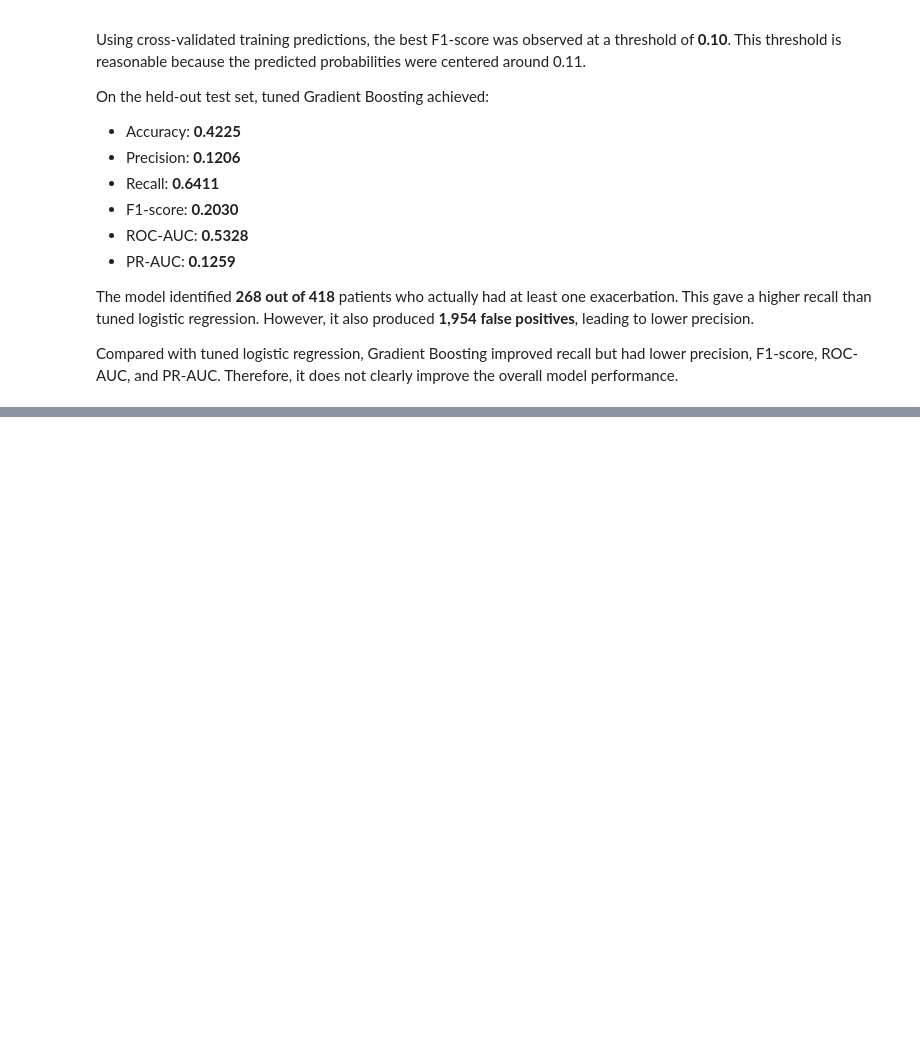
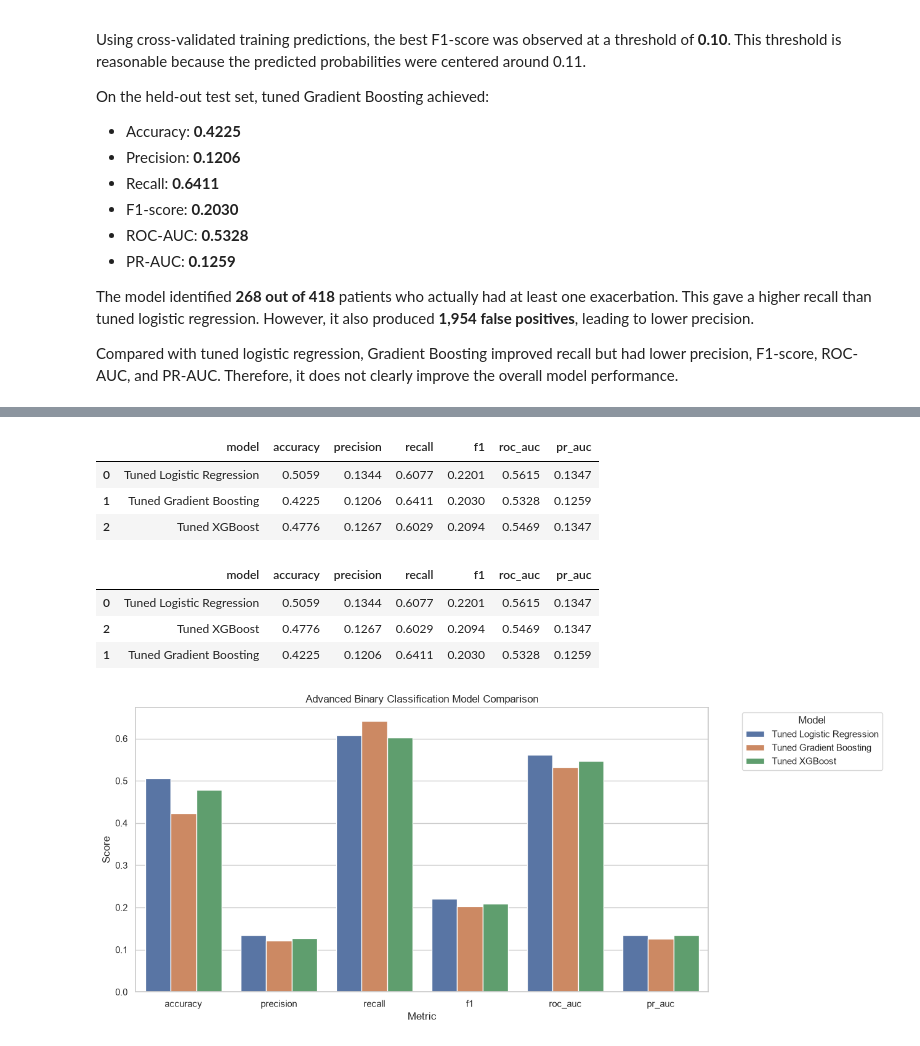
Before and after one commit to tarachd/drug-efficacy-asthma-ml, a Jupyter notebook: notebooks/06_advanced_binary_classification_xgboost.ipynb, the cells around one changed output, grey strips where cells are left out. Drawn from its saved outputs; the diff is of its cells as text; code cells hidden in the pictures; blank space fills up the shorter version.

Commit message:
Added advanced binary classification with boosting models

```diff
--- a/notebooks/06_advanced_binary_classification_xgboost.ipynb
+++ b/notebooks/06_advanced_binary_classification_xgboost.ipynb
@@ -338,0 +540,58 @@ Compared with tuned logistic regression, Gradient Boosting improved recall but h
+# %%
+# model comparison with previous best
+
+advanced_model_comparison = pd.concat(
+    [
+        previous_best_results,
+        gb_test_results,
+        xgb_test_results
+    ],
+    ignore_index=True
+)
+
+advanced_model_comparison
+# %% [output]
+|  | model | accuracy | precision | recall | f1 | roc_auc | pr_auc |
+| 0 | Tuned Logistic Regression | 0.5059 | 0.1344 | 0.6077 | 0.2201 | 0.5615 | 0.1347 |
+| 1 | Tuned Gradient Boosting | 0.4225 | 0.1206 | 0.6411 | 0.2030 | 0.5328 | 0.1259 |
+| 2 | Tuned XGBoost | 0.4776 | 0.1267 | 0.6029 | 0.2094 | 0.5469 | 0.1347 |
+# %%
+# Sort by F1 and PR-AUC
+
+advanced_model_comparison.sort_values(
+    by=["f1", "pr_auc"],
+    ascending=False
+)
+# %% [output]
+|  | model | accuracy | precision | recall | f1 | roc_auc | pr_auc |
+| 0 | Tuned Logistic Regression | 0.5059 | 0.1344 | 0.6077 | 0.2201 | 0.5615 | 0.1347 |
+| 2 | Tuned XGBoost | 0.4776 | 0.1267 | 0.6029 | 0.2094 | 0.5469 | 0.1347 |
+| 1 | Tuned Gradient Boosting | 0.4225 | 0.1206 | 0.6411 | 0.2030 | 0.5328 | 0.1259 |
+# %%
+# Plotting Advanced Model for Comparison
+
+metrics_to_plot = ["accuracy", "precision", "recall", "f1", "roc_auc", "pr_auc"]
+
+advanced_results_long = advanced_model_comparison.melt(
+    id_vars="model",
+    value_vars=metrics_to_plot,
+    var_name="metric",
+    value_name="score"
+)
+
+plt.figure(figsize=(12, 6))
+
+sns.barplot(
+    data=advanced_results_long,
+    x="metric",
+    y="score",
+    hue="model"
+)
+
+plt.title("Advanced Binary Classification Model Comparison")
+plt.xlabel("Metric")
+plt.ylabel("Score")
+plt.legend(title="Model", bbox_to_anchor=(1.05, 1), loc="upper left")
+plt.show()
+# %% [output]
+[figure, added]
```
Also changed, not shown: parts of 17 cells of this notebook.
